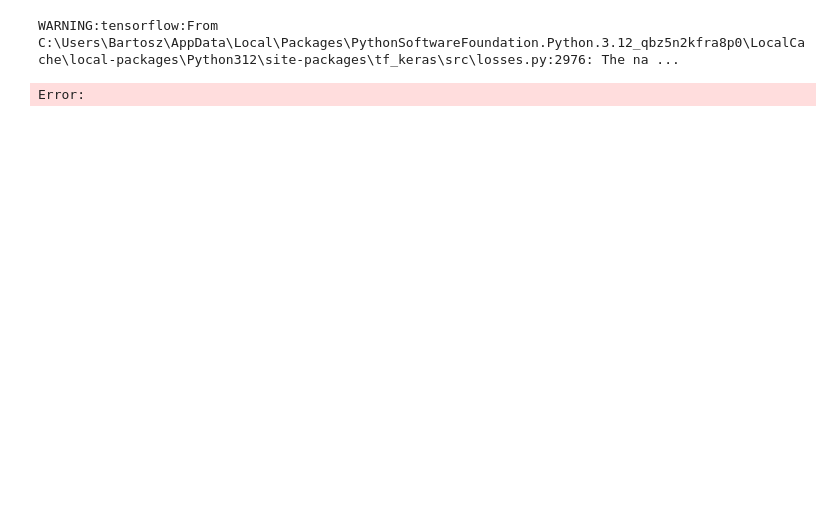
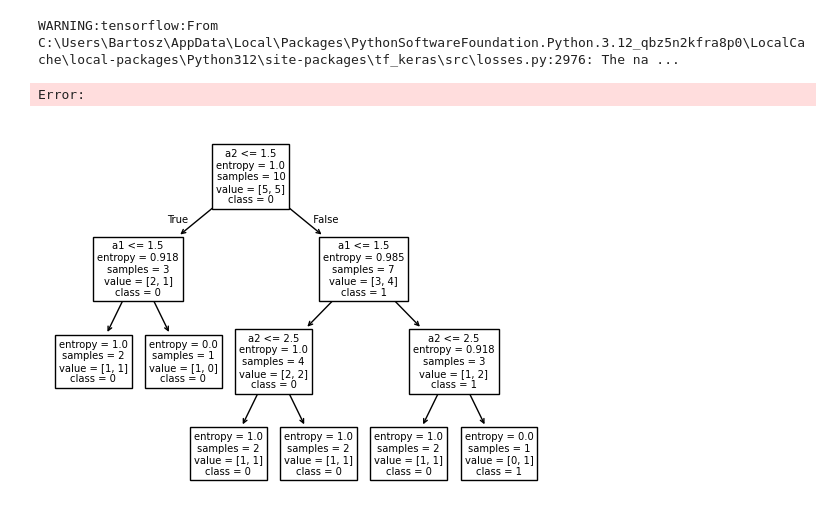
Before and after one commit to Newtoneiro/automatic-lie-detection, a Jupyter notebook: notebooks/sandboxes/debug.ipynb, the cells around one changed output. Saved outputs shown, nothing was run; the diff lists cells and outputs as text; code cells hidden in the pictures; blank space fills up the shorter version.

```diff
--- a/notebooks/sandboxes/debug.ipynb
+++ b/notebooks/sandboxes/debug.ipynb
@@ -36,3 +36,24 @@ dp = DataProcessor(
 )
 # %% [output]
 Error:
+# %%
+from sklearn import tree
+from matplotlib import pyplot as plt
+from sklearn.metrics import accuracy_score
+import pandas as pd
+x = pd.DataFrame({
+    "a1": ["1", "1", "1", "2", "2", "1", "1", "1", "2", "2"],
+    "a2": ["1", "2", "3", "1", "2", "1", "2", "3", "2", "3"]
+})
+y = [0]*5 + [1]*5
+clf = tree.DecisionTreeClassifier(criterion = "entropy",
+splitter = "best",
+min_samples_split = 3)
+clf.fit(x,y)
+fig = plt.figure()
+_ = tree.plot_tree(clf,
+feature_names=["a1", "a2"],
+class_names=["0", "1"])
+plt.show()
+# %% [output]
+[figure, added]
```
Also changed, not shown: 46 other files.
